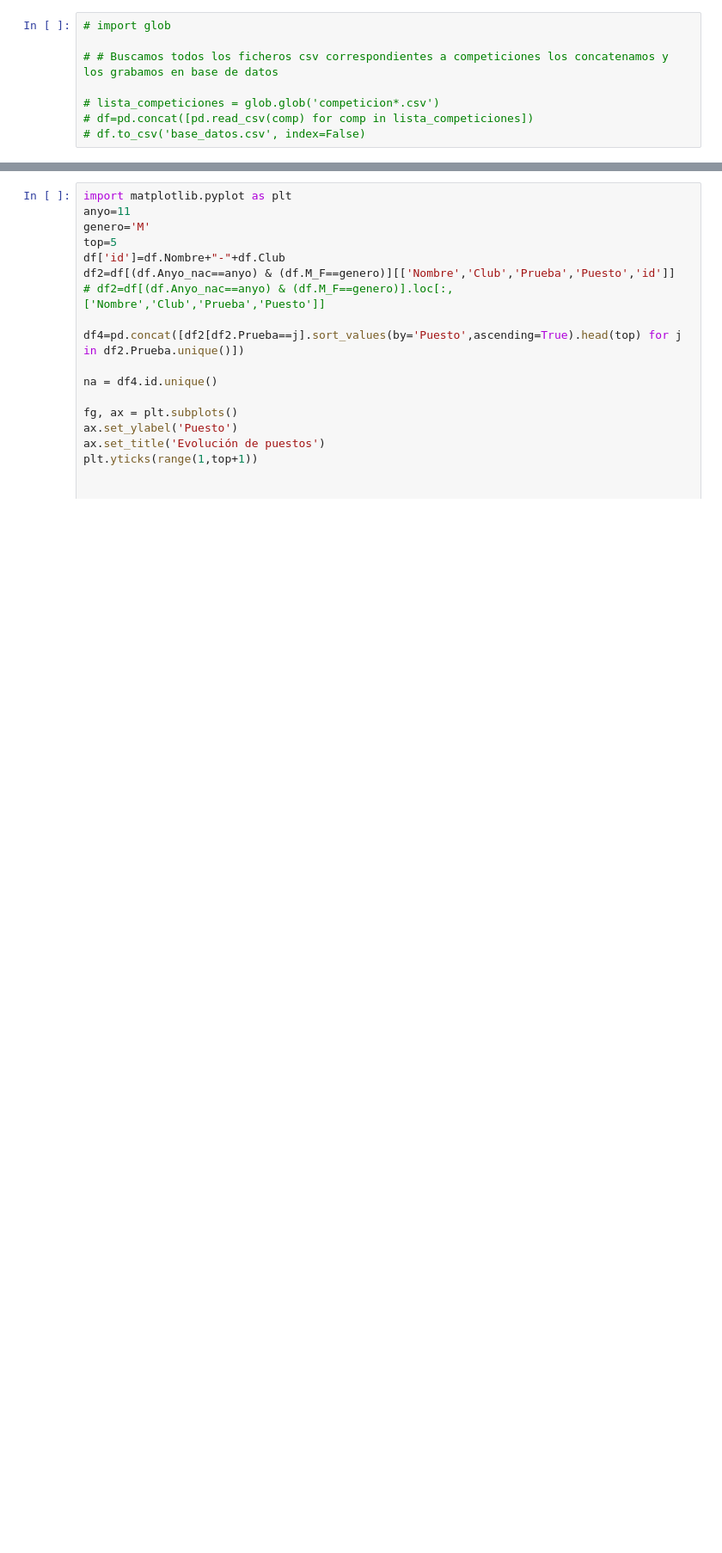
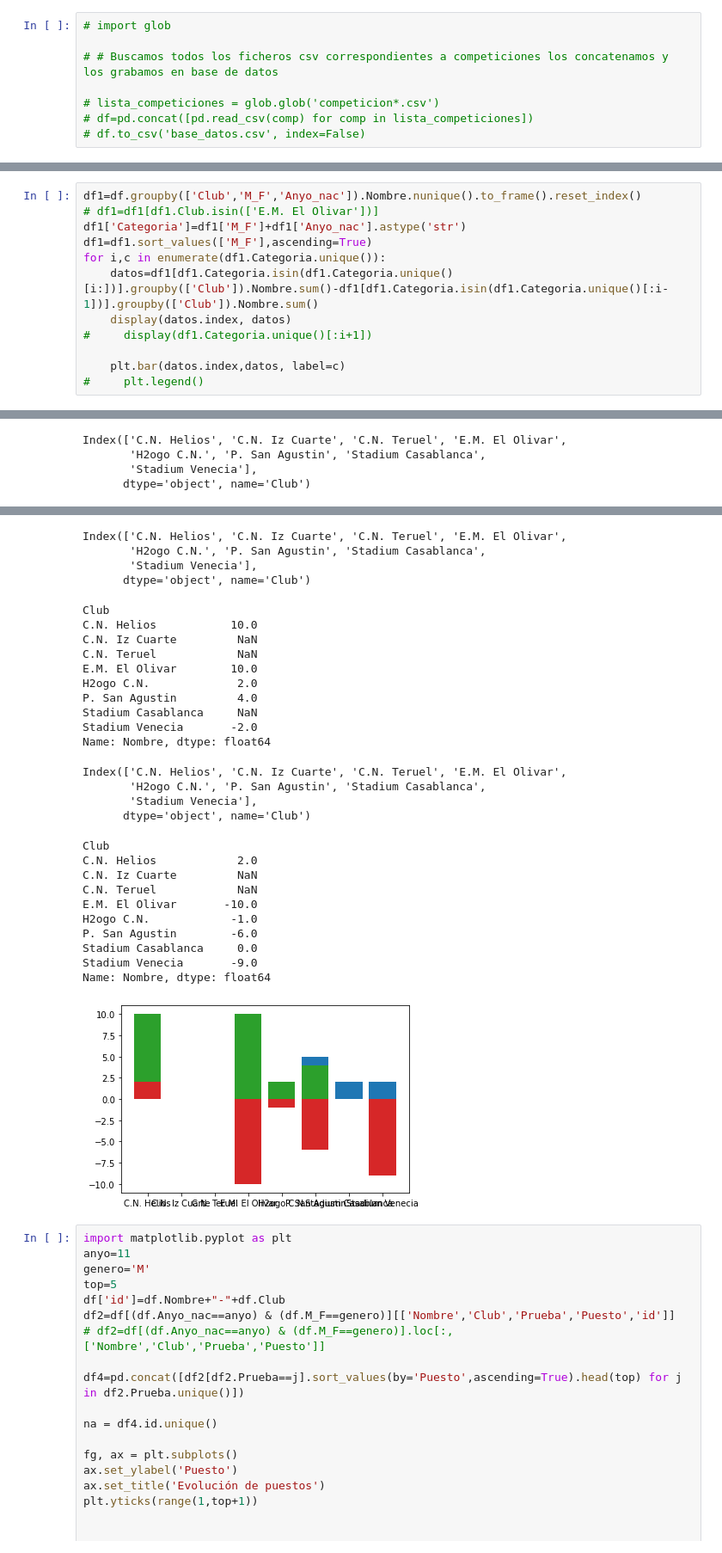
Before and after one commit to crdguez/dashboard_natacion, a Jupyter notebook: importar_datos/Explotar resultados.ipynb, the cells around one changed output, grey strips where cells are left out. Shown at 86% size. Cells and saved outputs as stored; diff of their text form; blank space fills up the shorter version.

```diff
--- a/importar_datos/Explotar resultados.ipynb
+++ b/importar_datos/Explotar resultados.ipynb
@@ -32,0 +79,13 @@ df.pivot_table(values = 'Nombre', columns='M_F', index=['Club','Anyo_nac'], aggf
+# %%
+df1=df.groupby(['Club','M_F','Anyo_nac']).Nombre.nunique().to_frame().reset_index()
+# df1=df1[df1.Club.isin(['E.M. El Olivar'])]
+df1['Categoria']=df1['M_F']+df1['Anyo_nac'].astype('str')
+df1=df1.sort_values(['M_F'],ascending=True)
+for i,c in enumerate(df1.Categoria.unique()):
+    datos=df1[df1.Categoria.isin(df1.Categoria.unique()[i:])].groupby(['Club']).Nombre.sum()-df1[df1.Categoria.isin(df1.Categoria.unique()[:i-1])].groupby(['Club']).Nombre.sum()
+    display(datos.index, datos)
+#     display(df1.Categoria.unique()[:i+1])
+
+    plt.bar(datos.index,datos, label=c)
+#     plt.legend()
+# %% [output]
@@ -32,0 +106,4 @@ df.pivot_table(values = 'Nombre', columns='M_F', index=['Club','Anyo_nac'], aggf
+Index(['C.N. Helios', 'C.N. Iz Cuarte', 'C.N. Teruel', 'E.M. El Olivar',
+       'H2ogo C.N.', 'P. San Agustin', 'Stadium Casablanca',
+       'Stadium Venecia'],
+      dtype='object', name='Club')
@@ -33,3 +120,32 @@ df.pivot_table(values = 'Nombre', columns='M_F', index=['Club','Anyo_nac'], aggf
+Index(['C.N. Helios', 'C.N. Iz Cuarte', 'C.N. Teruel', 'E.M. El Olivar',
+       'H2ogo C.N.', 'P. San Agustin', 'Stadium Casablanca',
+       'Stadium Venecia'],
+      dtype='object', name='Club')
+Club
+C.N. Helios           10.0
+C.N. Iz Cuarte         NaN
+C.N. Teruel            NaN
+E.M. El Olivar        10.0
+H2ogo C.N.             2.0
+P. San Agustin         4.0
+Stadium Casablanca     NaN
+Stadium Venecia       -2.0
+Name: Nombre, dtype: float64
+Index(['C.N. Helios', 'C.N. Iz Cuarte', 'C.N. Teruel', 'E.M. El Olivar',
+       'H2ogo C.N.', 'P. San Agustin', 'Stadium Casablanca',
+       'Stadium Venecia'],
+      dtype='object', name='Club')
+Club
+C.N. Helios            2.0
+C.N. Iz Cuarte         NaN
+C.N. Teruel            NaN
+E.M. El Olivar       -10.0
+H2ogo C.N.            -1.0
+P. San Agustin        -6.0
+Stadium Casablanca     0.0
+Stadium Venecia       -9.0
+Name: Nombre, dtype: float64
+[figure, added]
 # %%
 import matplotlib.pyplot as plt
 anyo=11
```
Also changed, not shown: parts of 5 cells of this notebook, 3 other files.
